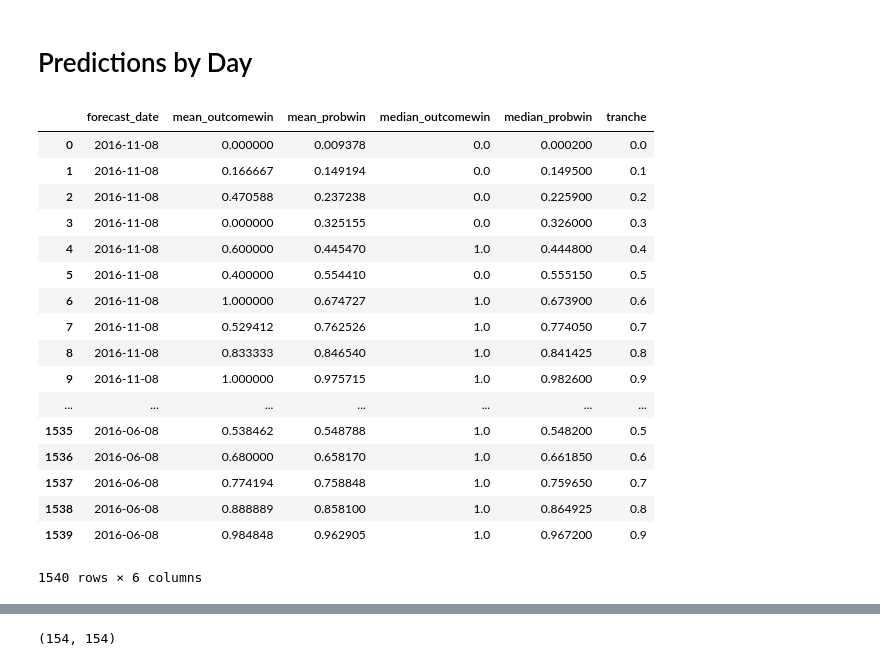
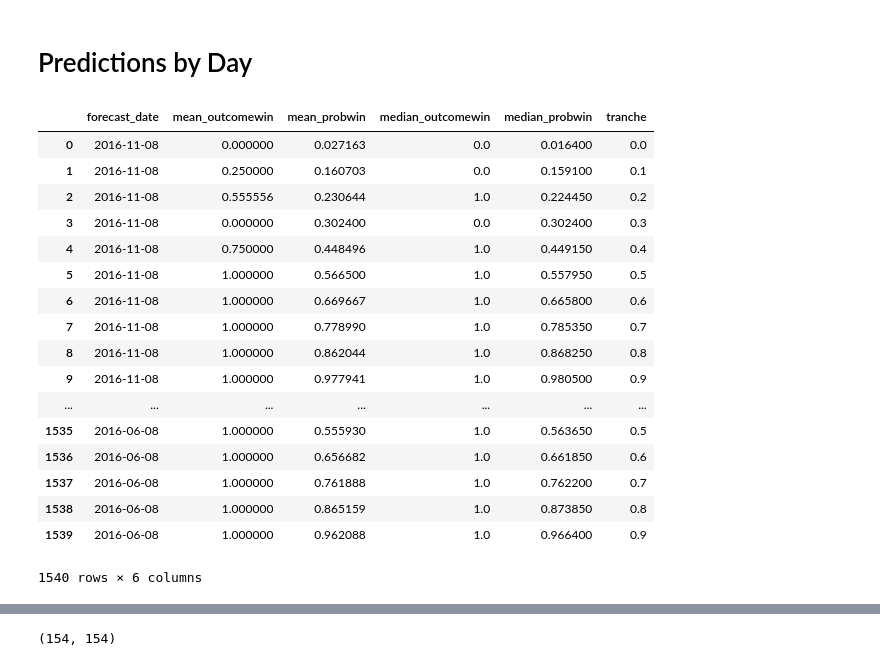
Before and after one commit to davidasiegel/Nate_Silver_Presidential_Elections, a Jupyter notebook: election_nate_silver.ipynb, the cells around one changed output, grey strips where cells are left out. Cells and saved outputs as stored; diff of their text form; code cells hidden in the pictures.

```diff
--- a/election_nate_silver.ipynb
+++ b/election_nate_silver.ipynb
@@ -32,3 +32,4 @@ presidential_elections.election_date.unique()
 array(['2016-11-08', '2012-11-06', '2008-11-04'], dtype=object)
 # %%
 presidential_elections = presidential_elections[presidential_elections.election_date=='2016-11-08']
+presidential_elections = presidential_elections[presidential_elections.candidate=='Trump']
@@ -56,6 +48,7 @@ median_probwin_list = []
 forecast_date_list = []
 mean_outcomewin_list = []
 median_outcomewin_list = []
+num_per_tranche = []
 for forecast_date in presidential_elections.forecast_date.unique():
     for tranche in tranches:
         tranche_list.append(tranche)
@@ -63,48 +56,48 @@ for forecast_date in presidential_elections.forecast_date.unique():
         mean_probwin_list.append(np.mean(presidential_elections.probwin[(presidential_elections.forecast_date==forecast_date)&(presidential_elections.probwin>=tranche)&(presidential_elections.probwin<=tranche+tranche_step)]))
 #       I use <= and >= but expect it only matters at 0 and 1, which are really the only points I care about.
 #       Maybe 0.5 too.  It's an approximation.
         median_probwin_list.append(np.median(presidential_elections.probwin[(presidential_elections.forecast_date==forecast_date)&(presidential_elections.probwin>=tranche)&(presidential_elections.probwin<=tranche+tranche_step)]))
         mean_outcomewin_list.append((np.mean(presidential_elections.probwin_outcome[(presidential_elections.forecast_date==forecast_date)&(presidential_elections.probwin>=tranche)&(presidential_elections.probwin<=tranche+tranche_step)])))
         median_outcomewin_list.append((np.median(presidential_elections.probwin_outcome[(presidential_elections.forecast_date==forecast_date)&(presidential_elections.probwin>=tranche)&(presidential_elections.probwin<=tranche+tranche_step)])))
-
+        num_per_tranche.append(len(presidential_elections.probwin[(presidential_elections.forecast_date==forecast_date)&(presidential_elections.probwin>=tranche)&(presidential_elections.probwin<=tranche+tranche_step)]))
 # tranche_step = 0.1
 # tranches = np.arange(0,1,tranche_step)
 # tranche_list = []
 # mean_probwin_list = []
 # median_probwin_list = []
 # forecast_month_list = []
 # mean_outcomewin_list = []
 # median_outcomewin_list = []
 # for forecast_month in presidential_elections.forecast_month.unique():
 #     for tranche in tranches:
 #         tranche_list.append(tranche)
 #         forecast_month_list.append(int(forecast_month))
 #         mean_probwin_list.append(np.mean(presidential_elections.probwin[(presidential_elections.forecast_month==forecast_month)&(presidential_elections.probwin>=tranche)&(presidential_elections.probwin<=tranche+tranche_step)]))
 # #       I use <= and >= but expect it only matters at 0 and 1, which are really the only points I care about.
 # #       Maybe 0.5 too.  It's an approximation.
 #         median_probwin_list.append(np.median(presidential_elections.probwin[(presidential_elections.forecast_month==forecast_month)&(presidential_elections.probwin>=tranche)&(presidential_elections.probwin<=tranche+tranche_step)]))
 #         mean_outcomewin_list.append((np.mean(presidential_elections.probwin_outcome[(presidential_elections.forecast_month==forecast_month)&(presidential_elections.probwin>=tranche)&(presidential_elections.probwin<=tranche+tranche_step)])))
 #         median_outcomewin_list.append((np.median(presidential_elections.probwin_outcome[(presidential_elections.forecast_month==forecast_month)&(presidential_elections.probwin>=tranche)&(presidential_elections.probwin<=tranche+tranche_step)])))
 
 
 summary_data = pd.DataFrame(data={'forecast_date':forecast_date_list,'tranche':tranche_list,'mean_probwin':mean_probwin_list,'median_probwin':median_probwin_list,'mean_outcomewin':mean_outcomewin_list,'median_outcomewin':median_outcomewin_list})
 summary_data
 # %% [output]
 |  | forecast_date | mean_outcomewin | mean_probwin | median_outcomewin | median_probwin | tranche |
-| 0 | 2016-11-08 | 0.000000 | 0.009378 | 0.0 | 0.000200 | 0.0 |
-| 1 | 2016-11-08 | 0.166667 | 0.149194 | 0.0 | 0.149500 | 0.1 |
-| 2 | 2016-11-08 | 0.470588 | 0.237238 | 0.0 | 0.225900 | 0.2 |
-| 3 | 2016-11-08 | 0.000000 | 0.325155 | 0.0 | 0.326000 | 0.3 |
-| 4 | 2016-11-08 | 0.600000 | 0.445470 | 1.0 | 0.444800 | 0.4 |
-| 5 | 2016-11-08 | 0.400000 | 0.554410 | 0.0 | 0.555150 | 0.5 |
-| 6 | 2016-11-08 | 1.000000 | 0.674727 | 1.0 | 0.673900 | 0.6 |
-| 7 | 2016-11-08 | 0.529412 | 0.762526 | 1.0 | 0.774050 | 0.7 |
-| 8 | 2016-11-08 | 0.833333 | 0.846540 | 1.0 | 0.841425 | 0.8 |
-| 9 | 2016-11-08 | 1.000000 | 0.975715 | 1.0 | 0.982600 | 0.9 |
+| 0 | 2016-11-08 | 0.000000 | 0.027163 | 0.0 | 0.016400 | 0.0 |
+| 1 | 2016-11-08 | 0.250000 | 0.160703 | 0.0 | 0.159100 | 0.1 |
+| 2 | 2016-11-08 | 0.555556 | 0.230644 | 1.0 | 0.224450 | 0.2 |
+| 3 | 2016-11-08 | 0.000000 | 0.302400 | 0.0 | 0.302400 | 0.3 |
+| 4 | 2016-11-08 | 0.750000 | 0.448496 | 1.0 | 0.449150 | 0.4 |
+| 5 | 2016-11-08 | 1.000000 | 0.566500 | 1.0 | 0.557950 | 0.5 |
+| 6 | 2016-11-08 | 1.000000 | 0.669667 | 1.0 | 0.665800 | 0.6 |
+| 7 | 2016-11-08 | 1.000000 | 0.778990 | 1.0 | 0.785350 | 0.7 |
+| 8 | 2016-11-08 | 1.000000 | 0.862044 | 1.0 | 0.868250 | 0.8 |
+| 9 | 2016-11-08 | 1.000000 | 0.977941 | 1.0 | 0.980500 | 0.9 |
 | ... | ... | ... | ... | ... | ... | ... |
-| 1535 | 2016-06-08 | 0.538462 | 0.548788 | 1.0 | 0.548200 | 0.5 |
-| 1536 | 2016-06-08 | 0.680000 | 0.658170 | 1.0 | 0.661850 | 0.6 |
-| 1537 | 2016-06-08 | 0.774194 | 0.758848 | 1.0 | 0.759650 | 0.7 |
-| 1538 | 2016-06-08 | 0.888889 | 0.858100 | 1.0 | 0.864925 | 0.8 |
-| 1539 | 2016-06-08 | 0.984848 | 0.962905 | 1.0 | 0.967200 | 0.9 |
+| 1535 | 2016-06-08 | 1.000000 | 0.555930 | 1.0 | 0.563650 | 0.5 |
+| 1536 | 2016-06-08 | 1.000000 | 0.656682 | 1.0 | 0.661850 | 0.6 |
+| 1537 | 2016-06-08 | 1.000000 | 0.761888 | 1.0 | 0.762200 | 0.7 |
+| 1538 | 2016-06-08 | 1.000000 | 0.865159 | 1.0 | 0.873850 | 0.8 |
+| 1539 | 2016-06-08 | 1.000000 | 0.962088 | 1.0 | 0.966400 | 0.9 |
 1540 rows × 6 columns
```
Also changed, not shown: parts of 15 cells of this notebook.
